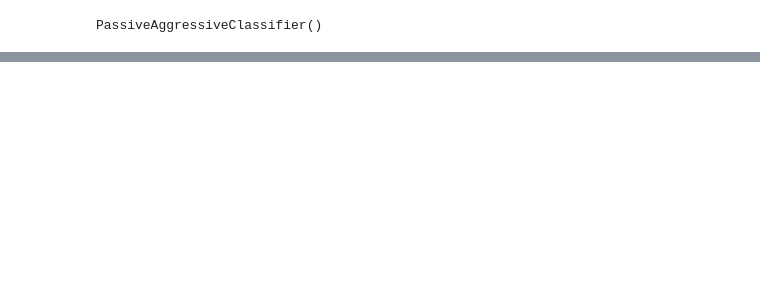
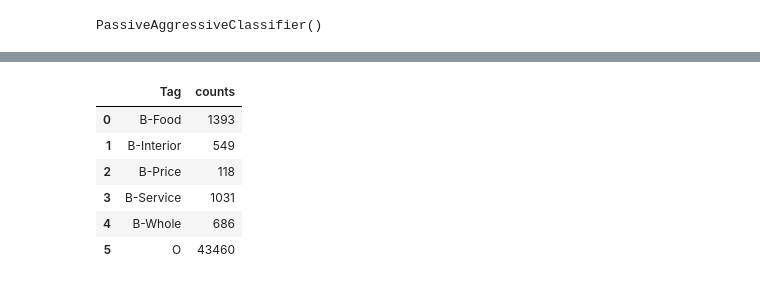
Before and after one commit to aaaksenova/NLP_ABSA_project, a Jupyter notebook: NLP_project.ipynb, the cells around one changed output, grey strips where cells are left out. Cells and saved outputs as stored; diff of their text form; code cells hidden in the pictures; blank space fills up the shorter version.

```diff
--- a/NLP_project.ipynb
+++ b/NLP_project.ipynb
@@ -298,0 +407,10 @@ sentences = getter.sentences
+# %%
+df.groupby('Tag').size().reset_index(name='counts')
+# %% [output]
+|  | Tag | counts |
+| 0 | B-Food | 1393 |
+| 1 | B-Interior | 549 |
+| 2 | B-Price | 118 |
+| 3 | B-Service | 1031 |
+| 4 | B-Whole | 686 |
+| 5 | O | 43460 |
```
Also changed, not shown: parts of 19 cells of this notebook.
